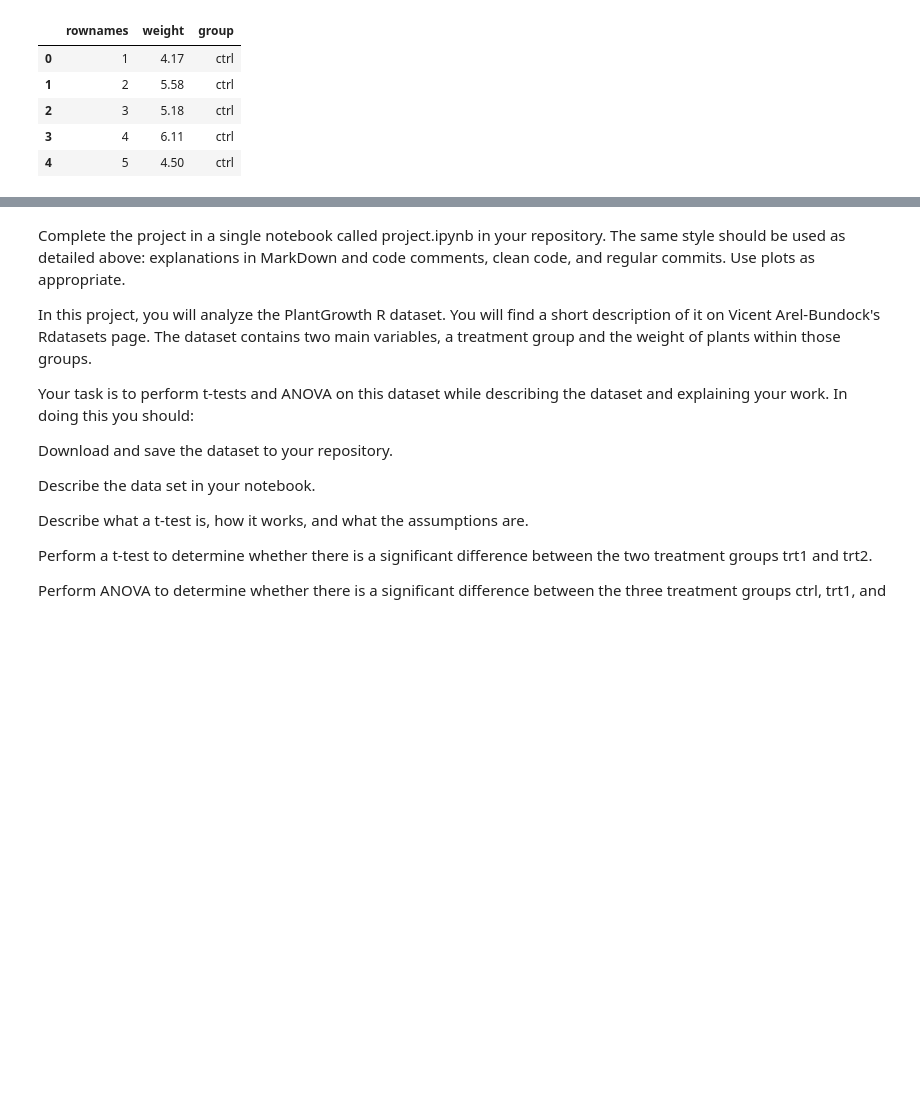
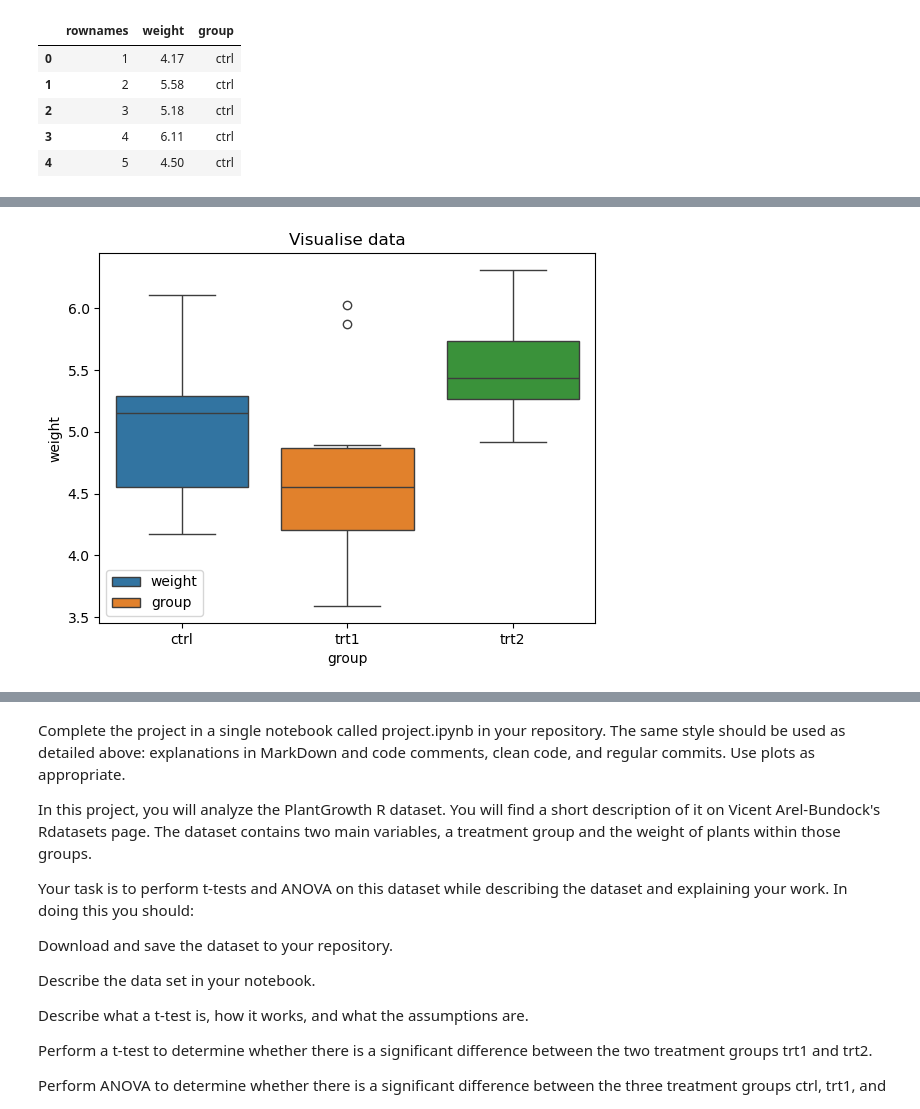
Before and after one commit to dectan/applied_statistics, a Jupyter notebook: project.ipynb, the cells around one changed output, grey strips where cells are left out. Saved outputs shown, nothing was run; the diff lists cells and outputs as text; code cells hidden in the pictures; blank space fills up the shorter version.

```diff
--- a/project.ipynb
+++ b/project.ipynb
@@ -75,0 +92,9 @@ plt.show()
+# %%
+sns.boxplot(data=df, x = 'group', y = 'weight',hue="group" )
+plt.title('Visualise data')
+plt.xlabel('group')
+plt.ylabel('weight')
+plt.legend(['weight','group'])
+plt.show()
+# %% [output]
+[figure, added]
```
Also changed, not shown: parts of 6 cells of this notebook, 1 other file.
